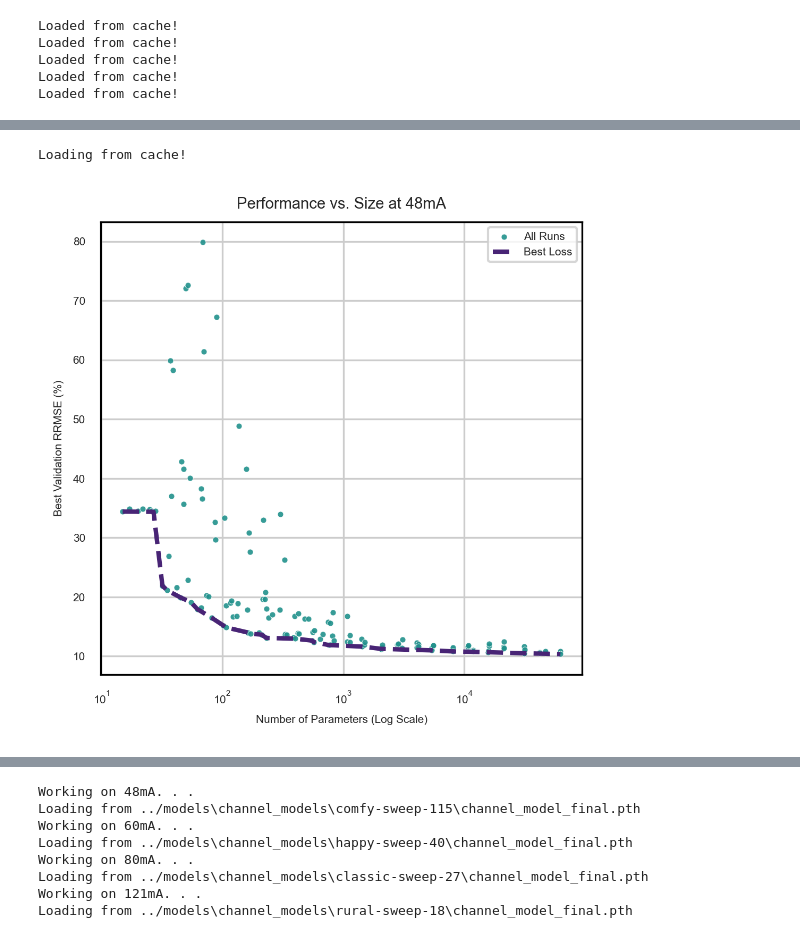
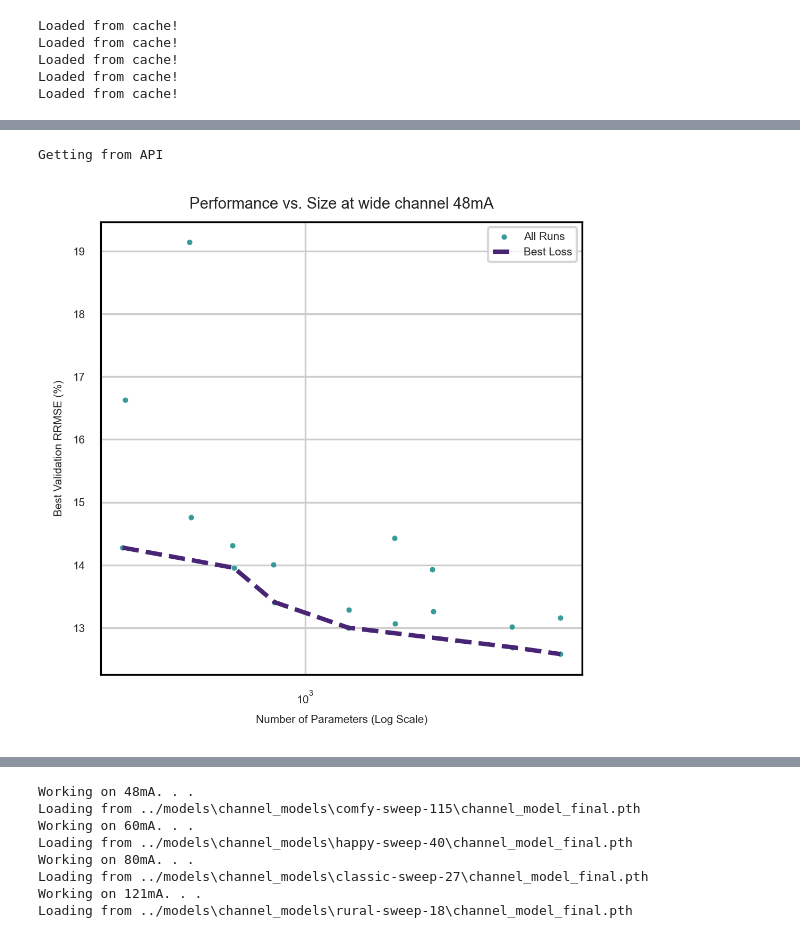
Before and after one commit to UW-Photonics-Lab/prob_tcn_for_LED, a Jupyter notebook: notebooks/make_figures.ipynb, the cells around one changed output, grey strips where cells are left out. Saved outputs shown, nothing was run; the diff lists cells and outputs as text; code cells hidden in the pictures.

Commit message:
added new wide channel results

```diff
--- a/notebooks/make_figures.ipynb
+++ b/notebooks/make_figures.ipynb
@@ -74,6 +74,7 @@ fig_height = 88 * mm_to_inches
 double_fig_width = 180 * mm_to_inches
 double_fig_height = 88 * mm_to_inches  # 3.46 inches
 # %%
+
 models = {
     "48mA": {
         'ofdm_info': extract_zarr_data( r"../data/channel_measurements/zarr_files/channel_3e5-7.6MHz_2.68.V_0.125A_48mA_scale2_dynamic_power_0.5-3_v2.zarr", DEVICE),
@@ -122,15 +123,15 @@ models = {
 
 wide_channel = {
         "wide channel 48mA": {
-        'ofdm_info': extract_zarr_data( r"../data/channel_measurements/zarr_files/channel_3e5-20MHz_2.739V_0.125A_47mA_scale2_dynamic_power_0.5-3_v2.zarr", DEVICE),
-        'tcn_channel': "laced-sweep-35",
-        'encoder_decoder_tcn': "comfy-terrain-760",
+        'ofdm_info': extract_zarr_data( r"../data/channel_measurements/zarr_files/channel_3e5-15.2MHz_2.734V_0.126A_47mA_scale2_dynamic_power_0.5-3_v2.zarr", DEVICE),
+        'tcn_channel': "fine-sweep-18",
+        'encoder_decoder_tcn': "wobbly-jazz-801",
         'memory_polynomial':'blank',
-        'encoder_decoder_mp':'',
-        'grid_search':"zek1s87n",
-        "tcn_validation": "comfy-terrain-760",
-        "mp_validation": "still-butterfly-761",
-       "no_noise_tcn_validation": "winter-mountain-765"
+        'encoder_decoder_mp':'deft-water-802',
+        'grid_search':"bq7zffox",
+        "tcn_validation": "lunar-glade-806",
+        "mp_validation": "fiery-morning-810",
+       "no_noise_tcn_validation": "vibrant-forest-811"
     }
 }
 # %% [output]
@@ -146,3 +147,14 @@ for current_level, model_info in models.items():
     mp_model = memory_polynomial_channel(weights=None, memory_linear=10, memory_nonlinear=10, nonlinearity_order=2, device=torch.device('cpu'))
     _, _ , _ = mp_model.fit(ofdm_info.sent_frames_time, ofdm_info.received_frames_time)
     model_info['memory_polynomial'] = mp_model
+
+for current_level, model_info in wide_channel.items():
+    ofdm_info = model_info['ofdm_info']
+    mp_model = memory_polynomial_channel(weights=None, memory_linear=10, memory_nonlinear=10, nonlinearity_order=2, device=torch.device('cpu'))
+    _, _ , _ = mp_model.fit(ofdm_info.sent_frames_time, ofdm_info.received_frames_time)
+    model_info['memory_polynomial'] = mp_model
+# %%
+mp_test = models['48mA']['memory_polynomial']
+ofdm_info = models['48mA']['ofdm_info']
+X, Y = ofdm_info.sent_frames_time, ofdm_info.received_frames_time
+mp_test.calculate_err(X, Y, plot=True)
@@ -337,37 +386,37 @@ def plot_sweep_pareto(sweep_id, entity, project):
     # Draw Pareto Line
     plt.plot(
         pareto_df['params'],
         pareto_df['nrmse_pct'],
         linestyle='--',
         linewidth=2,
         label='Best Loss',
         color=c_best
     )
 
     plt.xscale('log')
     plt.xlabel('Number of Parameters (Log Scale)')
     plt.ylabel('Best Validation RRMSE (%)')
     plt.title(f'Performance vs. Size at {DC_BIAS}')
     plt.legend(loc='upper right')
 
 
 
-DC_BIAS = '48mA'
+DC_BIAS = 'wide channel 48mA'
 
-SWEEP_ID = models[DC_BIAS]['grid_search']
+SWEEP_ID = wide_channel[DC_BIAS]['grid_search']
 
 plot_sweep_pareto(SWEEP_ID, entity=ENTITY, project=PROJECT)
 plt.tight_layout()
 plt.savefig(
     os.path.join(PLOT_PATH, "performance_vs_size.svg"),
     format='svg',
     bbox_inches='tight',
     transparent=True
 )
 plt.show()
 # %% [output]
-Loading from cache!
+Getting from API
-[figure, old version]
+[figure, new version]
 # %%
 # Analyze Experimental Validation Data
 
```
Also changed, not shown: parts of 5 cells of this notebook, 11 other files.
